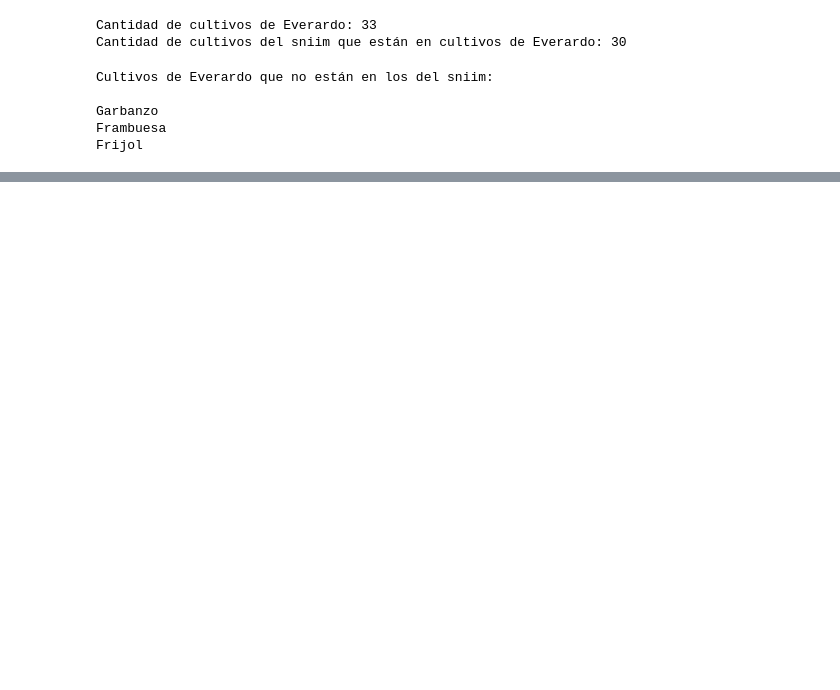
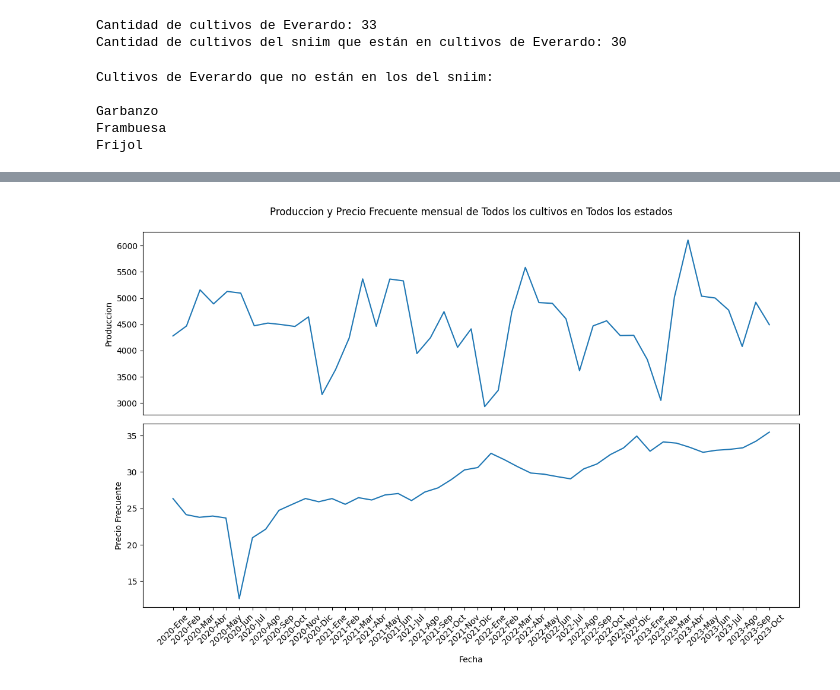
Before and after one commit to josemal98/Proyecto_Ing_Caract, a Jupyter notebook: Segunda_parte/Preparacion_de_datos.ipynb, the cells around one changed output, grey strips where cells are left out. Cells and saved outputs as stored; diff of their text form; code cells hidden in the pictures; blank space fills up the shorter version.

```diff
--- a/Segunda_parte/Preparacion_de_datos.ipynb
+++ b/Segunda_parte/Preparacion_de_datos.ipynb
@@ -1198,0 +1278,4 @@ interactive(children=(Dropdown(description='Select Year:', options=(2018, 2023),
+# %%
+# En los datos del SNIIM reemplazamos Distrito Federal por Ciudad de México
+condicion = df_sniim['Origen'] == "Distrito Federal"
+df_sniim.loc[condicion, 'Origen'] = 'Ciudad de México'
@@ -1198,0 +1284,5 @@ interactive(children=(Dropdown(description='Select Year:', options=(2018, 2023),
+# %%
+# Agrupar por Fecha, Origen, Destino y Cultivo SIAP
+# Calculamos el precio promedio de aquellos cultivos que compartan el mismo valor en todas las columnas
+prec_fecha_orig_dest  = df_sniim.groupby(['Fecha', 'Origen', 'Destino', 'Cultivo SIAP'])['Precio Frecuente'].mean().reset_index()
+prec_fecha_orig_dest
@@ -1198,0 +1471,10 @@ interactive(children=(Dropdown(description='Select Year:', options=(2018, 2023),
+# %%
+# Agrupamiento por Anio, Mes, Entidad y Cultivo.
+prod_ent_año_mes_cult = df_siap.groupby(['Entidad', 'Anio', 'Mes', 'Cultivo'])['Produccion'].sum()#.reset_index()  # Sumamos la producción de todos los municipios del estado
+# Ordenamiento de meses cronologicamente
+prod_ent_año_mes_cult = prod_ent_año_mes_cult.reindex(meses_cronologico, level='Mes')
+# Conversión en DataFrame
+prod_ent_año_mes_cult = prod_ent_año_mes_cult.reset_index()
+
+# Inspeccionar DataFrame
+prod_ent_año_mes_cult
@@ -1198,0 +1712,79 @@ interactive(children=(Dropdown(description='Select Year:', options=(2018, 2023),
+# %%
+import matplotlib.pyplot as plt
+import pandas as pd
+import ipywidgets as widgets
+from IPython.display import display
+
+# Crear una figura con dos subgráficas
+fig, (ax1, ax2) = plt.subplots(2, 1, figsize=(12, 8))
+
+# Agregar la opción "Todos los cultivos" al conjunto de opciones de cultivos
+cultivos = ['Todos los cultivos'] + cultivos_unicos
+
+# Crear un widget desplegable para seleccionar cultivos
+dropdown_cultivo = widgets.Dropdown(options=cultivos, value=cultivos[0], description='Cultivo:')
+
+# Agregar la opción "Todos los estados" al conjunto de opciones de estados
+estados = ['Todos los estados'] + list(prod_ent_año_mes_cult_diff['Entidad'].unique())
+
+# Crear un widget desplegable para seleccionar estado
+dropdown_estado = widgets.Dropdown(options=estados, value=estados[0], description='Estado:')
+
+# Añadir un texto para mostrar el coeficiente de correlación
+correlation_text = widgets.Text(value='', description='Correlación:', disabled=True)
+
+# Función para actualizar ambas gráficas al cambiar la selección del cultivo y estado
+def update_plots(cultivo, estado):
+    ax1.clear()
+    ax2.clear()
+
+    # Filtrar datos según la selección de cultivo y estado
+    if cultivo == 'Todos los cultivos':
+        if estado == 'Todos los estados':
+            cultivo_data_prod = prod_ent_año_mes_cult_diff.groupby(['Anio', 'Mes'])['Produccion'].mean()
+            cultivo_data_prod = cultivo_data_prod.reindex(meses_cronologico, level='Mes').reset_index()  # Ordenamiento de meses cronológicamente
+        else:
+            cultivo_data_prod = prod_ent_año_mes_cult_diff[prod_ent_año_mes_cult_diff['Entidad'] == estado].groupby(['Anio', 'Mes'])['Produccion'].mean()
+            cultivo_data_prod = cultivo_data_prod.reindex(meses_cronologico, level='Mes').reset_index()  # Ordenamiento de meses cronológicamente
+    else:
+        cultivo_data_prod = prod_ent_año_mes_cult_diff[(prod_ent_año_mes_cult_diff['Cultivo'] == cultivo) & (prod_ent_año_mes_cult_diff['Entidad'] == estado)]
+
+    ax1.plot(
+        cultivo_data_prod['Anio'].astype(str) + '-' + cultivo_data_prod['Mes'].str.slice(0, 3),
+        cultivo_data_prod['Produccion']
+    )
+    ax1.set_ylabel('Produccion')
+    ax1.set_title(f'Produccion y Precio Frecuente mensual de {cultivo} en {estado}', pad=20)
+    ax1.set_xticks([])
+
+    # Filtrar datos de precio frecuente según la selección de cultivo y estado
+    if cultivo == 'Todos los cultivos':
+        if estado == 'Todos los estados':
+            cultivo_data_prec = prec_año_mes_orig_dest.groupby(['Año', 'Mes'])['Precio Frecuente'].mean()
+            cultivo_data_prec = cultivo_data_prec.reindex(meses_cronologico, level='Mes').reset_index()  # Ordenamiento de meses cronológicamente
+        else:
+            cultivo_data_prec = prec_año_mes_orig_dest[prec_año_mes_orig_dest['Origen'] == estado].groupby(['Año', 'Mes'])['Precio Frecuente'].mean()
+            cultivo_data_prec = cultivo_data_prec.reindex(meses_cronologico, level='Mes').reset_index()  # Ordenamiento de meses cronológicamente
+    else:
+        cultivo_data_prec = prec_año_mes_orig_dest[(prec_año_mes_orig_dest['Cultivo SIAP'] == cultivo) & (prec_año_mes_orig_dest['Origen'] == estado)]
+
+    ax2.plot(
+        cultivo_data_prec['Año'].astype(str) + '-' + cultivo_data_prec['Mes'].str.slice(0, 3),
+        cultivo_data_prec['Precio Frecuente']
+    )
+    ax2.set_ylabel('Precio Frecuente')
+    ax2.set_xlabel('Fecha', labelpad=10)
+    ax2.tick_params(axis='x', rotation=45)
+
+    # Calcular y mostrar el coeficiente de correlación
+    correlation = cultivo_data_prod['Produccion'].dropna().corr(cultivo_data_prec['Precio Frecuente'].dropna())
+    correlation_text.value = f'{correlation:.2f}'
+
+    plt.tight_layout()
+
+# Conectar la función de actualización con el cambio en el valor del widget
+interactive_plot = widgets.interactive(update_plots, cultivo=dropdown_cultivo, estado=dropdown_estado)
+
+# Mostrar los widgets y la figura
+display(interactive_plot, correlation_text)
+# %% [output]
@@ -1198,0 +1793 @@ interactive(children=(Dropdown(description='Select Year:', options=(2018, 2023),
+[figure, added]
```
Also changed, not shown: parts of 45 cells of this notebook.
